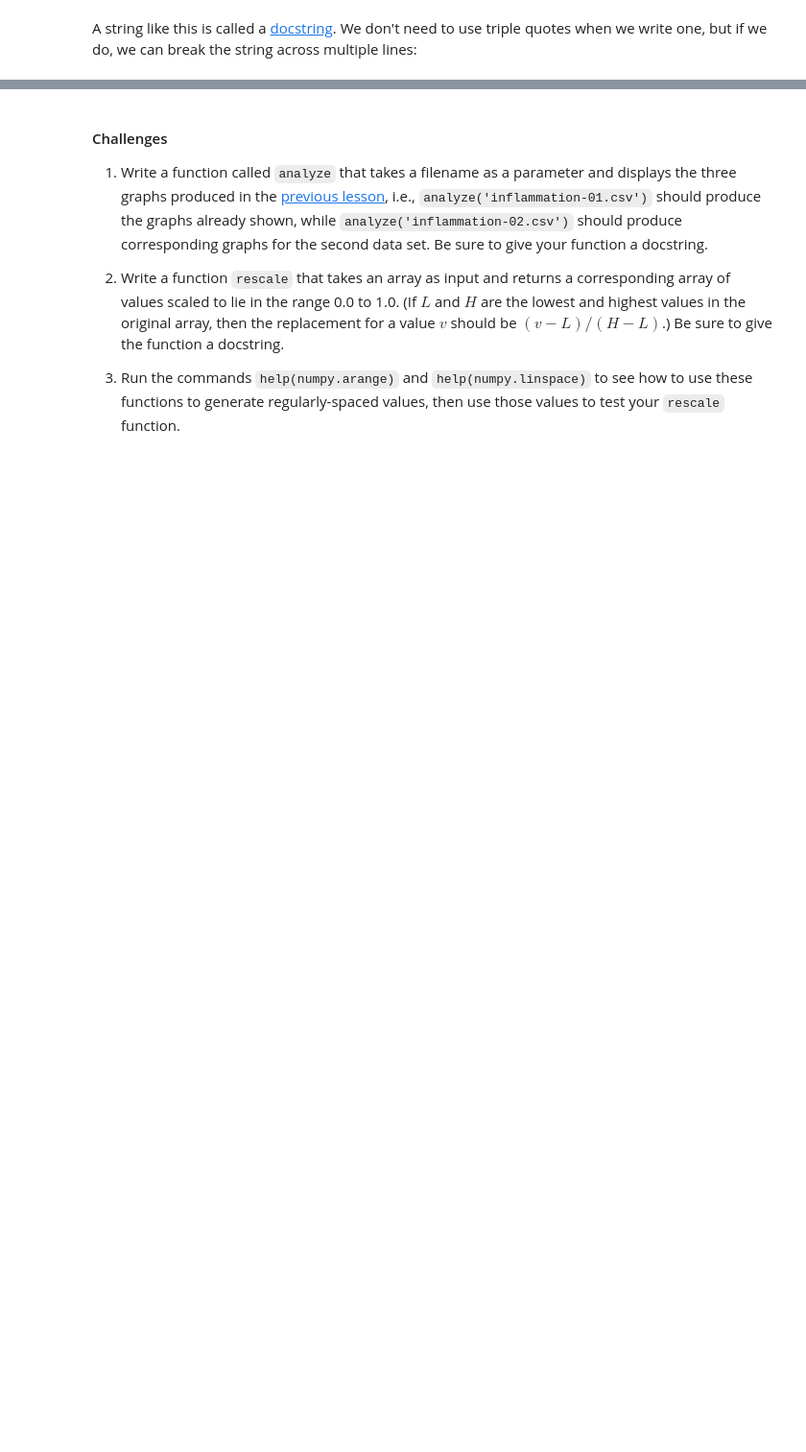
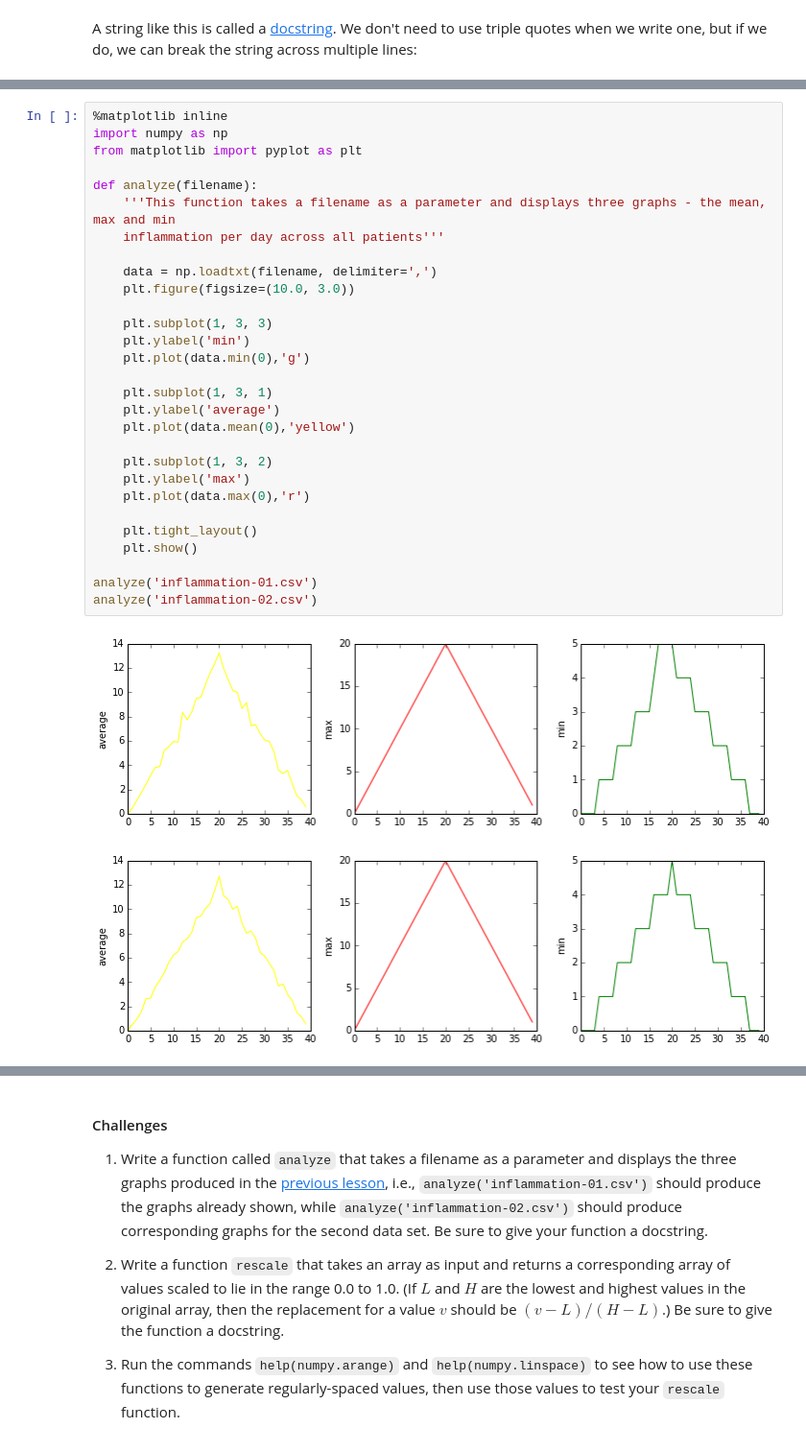
Before and after one commit to smu04sew/Python_workshop, a Jupyter notebook: python-5-functions-2.ipynb, the cells around one changed output, grey strips where cells are left out. Shown at 96% size. Cells and saved outputs as stored; diff of their text form; blank space fills up the shorter version.

```diff
--- a/python-5-functions-2.ipynb
+++ b/python-5-functions-2.ipynb
@@ -390,0 +455,32 @@ help(center)
+# %%
+%matplotlib inline
+import numpy as np
+from matplotlib import pyplot as plt
+
+def analyze(filename):
+    '''This function takes a filename as a parameter and displays three graphs - the mean, max and min
+    inflammation per day across all patients'''
+
+    data = np.loadtxt(filename, delimiter=',')
+    plt.figure(figsize=(10.0, 3.0))
+
+    plt.subplot(1, 3, 3)
+    plt.ylabel('min')
+    plt.plot(data.min(0),'g')
+
+    plt.subplot(1, 3, 1)
+    plt.ylabel('average')
+    plt.plot(data.mean(0),'yellow')
+
+    plt.subplot(1, 3, 2)
+    plt.ylabel('max')
+    plt.plot(data.max(0),'r')
+
+    plt.tight_layout()
+    plt.show()
+
+analyze('inflammation-01.csv')
+analyze('inflammation-02.csv')
+# %% [output]
+[figure, added]
+[figure, added]
```
Also changed, not shown: parts of 27 cells of this notebook.
